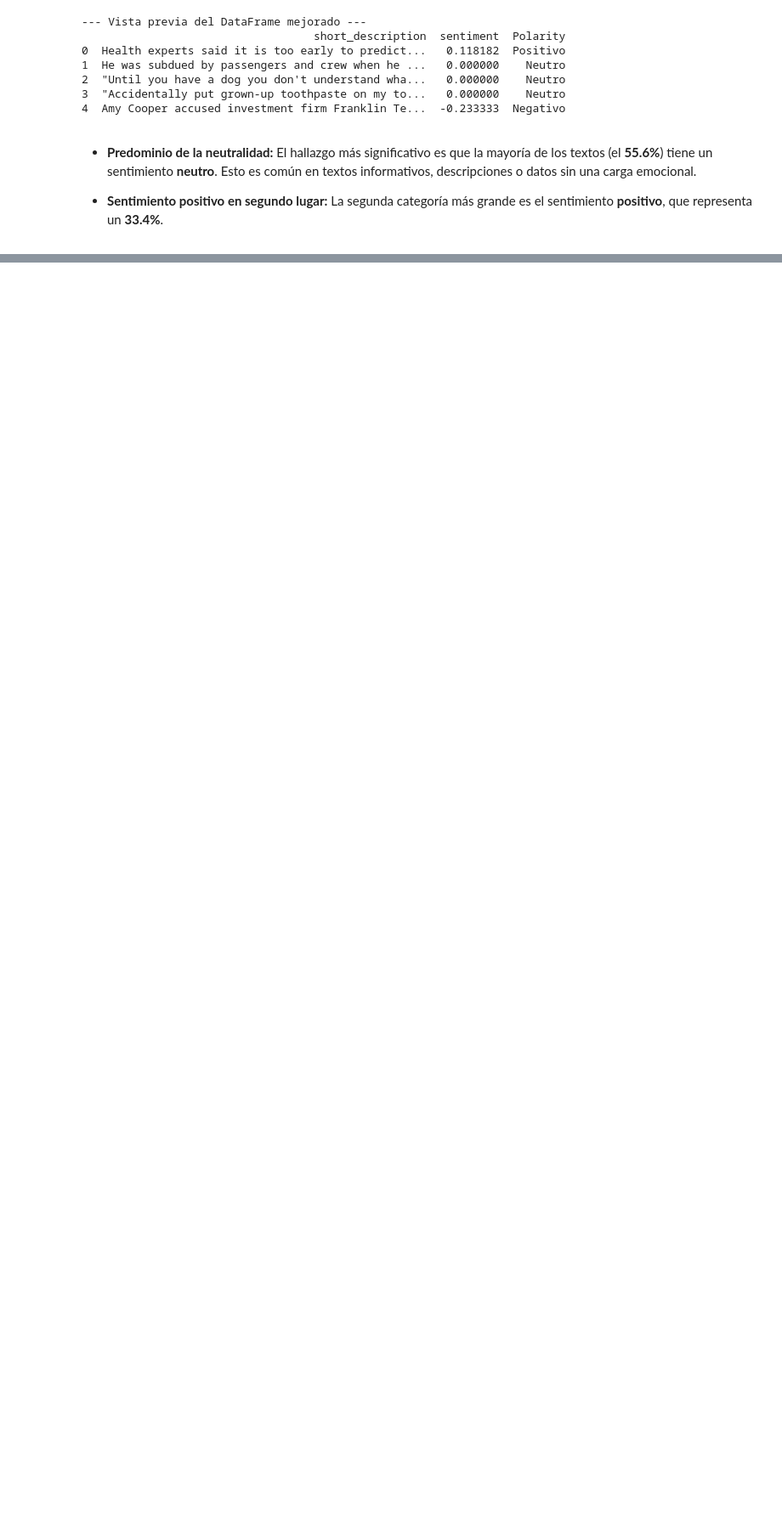
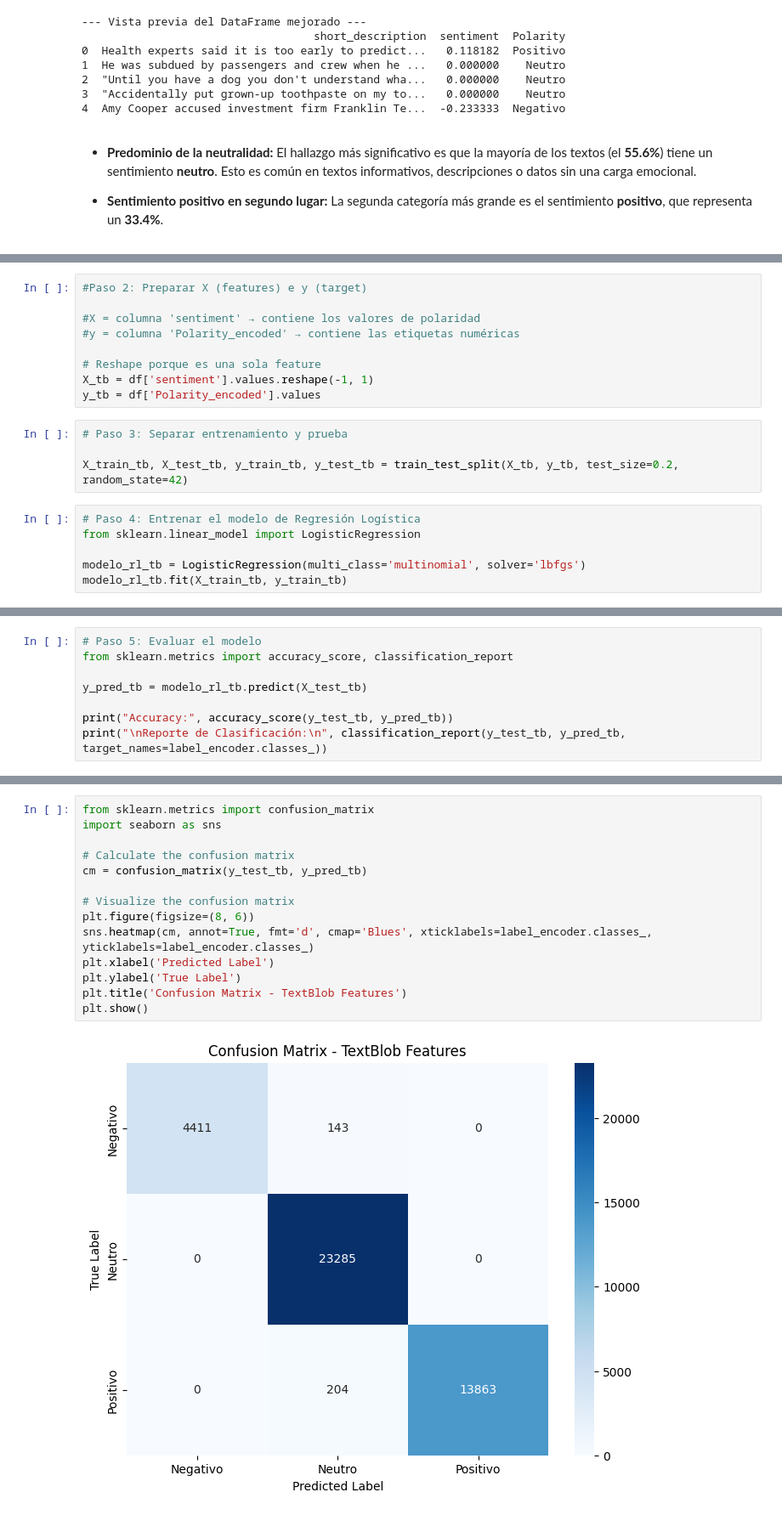
Before and after one commit to Daniela101112/Coderhouse_DS3, a Jupyter notebook: News_Category_Dito_DS3.ipynb, the cells around one changed output, grey strips where cells are left out. Shown at 85% size. Cells and saved outputs as stored; diff of their text form; blank space fills up the shorter version.

```diff
--- a/News_Category_Dito_DS3.ipynb
+++ b/News_Category_Dito_DS3.ipynb
@@ -800,0 +969,19 @@ texto_a_visualizar   # Primer oración unicamente (limpia)
+# %%
+#Paso 2: Preparar X (features) e y (target)
+
+#X = columna 'sentiment' → contiene los valores de polaridad
+#y = columna 'Polarity_encoded' → contiene las etiquetas numéricas
+
+# Reshape porque es una sola feature
+X_tb = df['sentiment'].values.reshape(-1, 1)
+y_tb = df['Polarity_encoded'].values
+# %%
+# Paso 3: Separar entrenamiento y prueba
+
+X_train_tb, X_test_tb, y_train_tb, y_test_tb = train_test_split(X_tb, y_tb, test_size=0.2, random_state=42)
+# %%
+# Paso 4: Entrenar el modelo de Regresión Logística
+from sklearn.linear_model import LogisticRegression
+
+modelo_rl_tb = LogisticRegression(multi_class='multinomial', solver='lbfgs')
+modelo_rl_tb.fit(X_train_tb, y_train_tb)
@@ -800,0 +990,8 @@ texto_a_visualizar   # Primer oración unicamente (limpia)
+# %%
+# Paso 5: Evaluar el modelo
+from sklearn.metrics import accuracy_score, classification_report
+
+y_pred_tb = modelo_rl_tb.predict(X_test_tb)
+
+print("Accuracy:", accuracy_score(y_test_tb, y_pred_tb))
+print("\nReporte de Clasificación:\n", classification_report(y_test_tb, y_pred_tb, target_names=label_encoder.classes_))
@@ -800,0 +1011,16 @@ texto_a_visualizar   # Primer oración unicamente (limpia)
+# %%
+from sklearn.metrics import confusion_matrix
+import seaborn as sns
+
+# Calculate the confusion matrix
+cm = confusion_matrix(y_test_tb, y_pred_tb)
+
+# Visualize the confusion matrix
+plt.figure(figsize=(8, 6))
+sns.heatmap(cm, annot=True, fmt='d', cmap='Blues', xticklabels=label_encoder.classes_, yticklabels=label_encoder.classes_)
+plt.xlabel('Predicted Label')
+plt.ylabel('True Label')
+plt.title('Confusion Matrix - TextBlob Features')
+plt.show()
+# %% [output]
+[figure, added]
```
Also changed, not shown: parts of 100 cells of this notebook.
